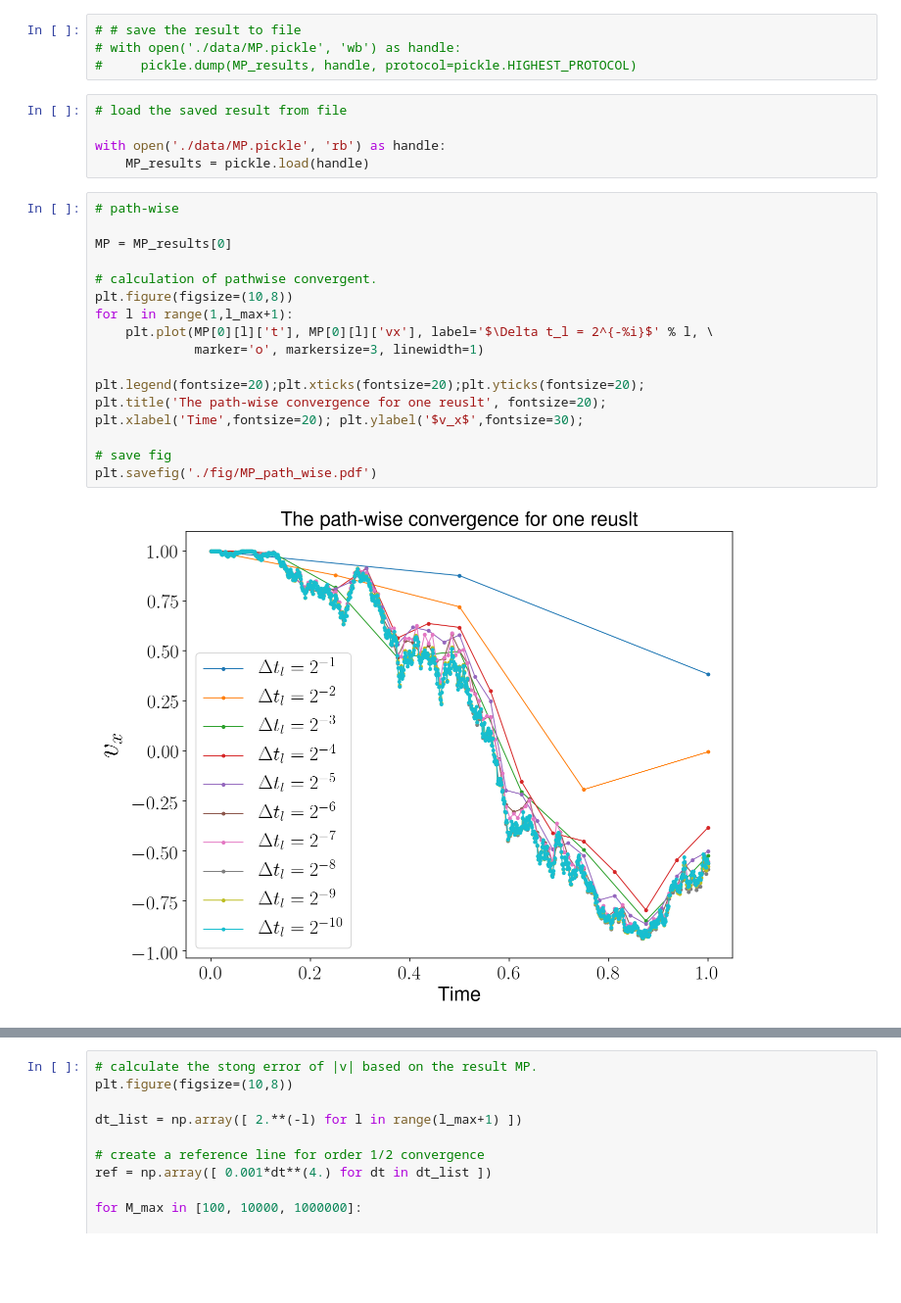
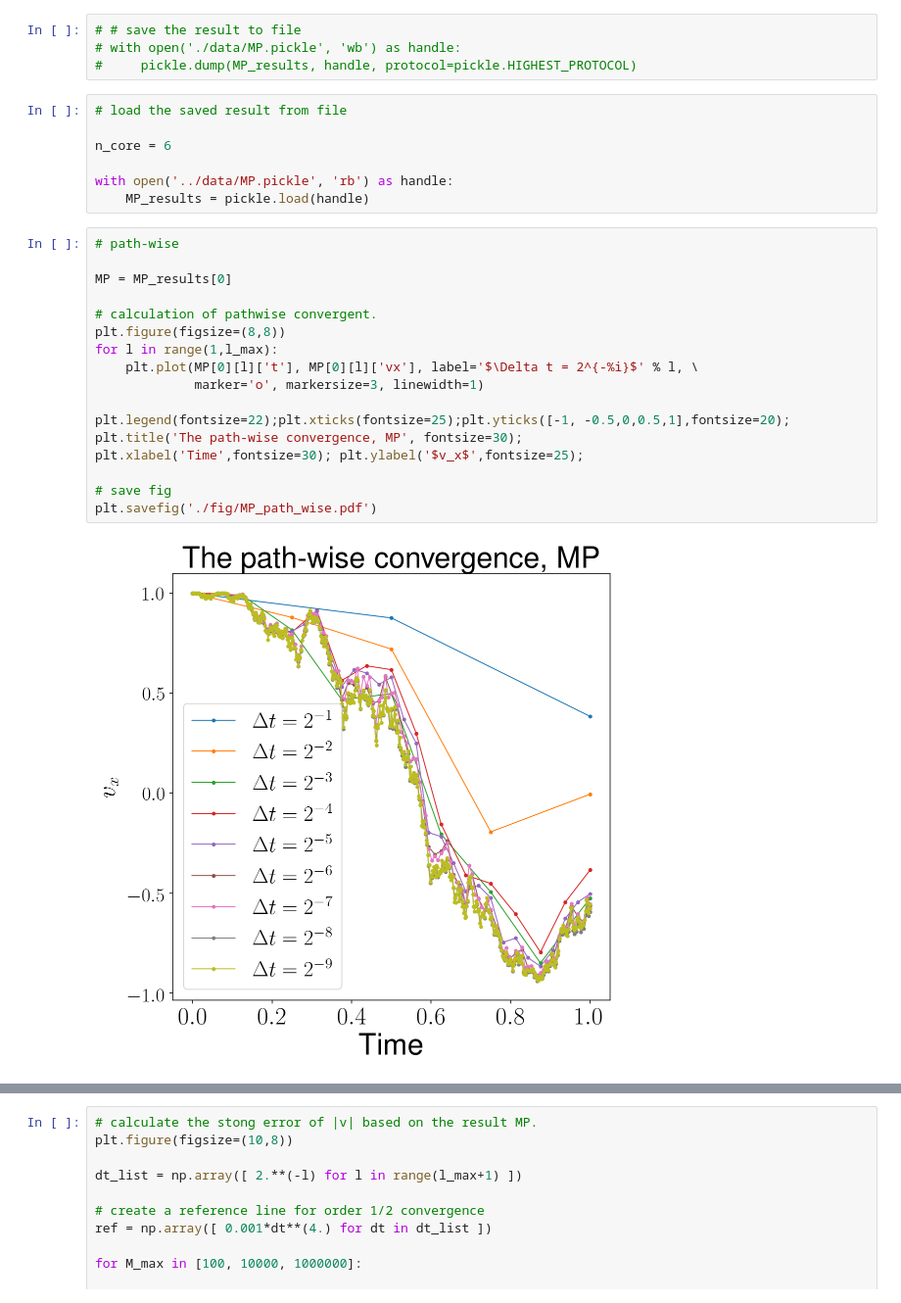
Before and after one commit to yichenfu/SDE_error_analysis, a Jupyter notebook: Parallel_mid_point.ipynb, the cells around one changed output, grey strips where cells are left out. Shown at 98% size. Cells and saved outputs as stored; diff of their text form; blank space fills up the shorter version.

```diff
--- a/Parallel_mid_point.ipynb
+++ b/Parallel_mid_point.ipynb
@@ -372,27 +376,29 @@ with open('./data/MP.pickle', 'wb') as handle:
 # %%
 # load the saved result from file
 
-with open('./data/MP.pickle', 'rb') as handle:
+n_core = 6
+
+with open('../data/MP.pickle', 'rb') as handle:
     MP_results = pickle.load(handle)
 # %%
 # path-wise
 
 MP = MP_results[0]
 
 # calculation of pathwise convergent.
-plt.figure(figsize=(10,8))
-for l in range(1,l_max+1):
-    plt.plot(MP[0][l]['t'], MP[0][l]['vx'], label='$\Delta t_l = 2^{-%i}$' % l, \
+plt.figure(figsize=(8,8))
+for l in range(1,l_max):
+    plt.plot(MP[0][l]['t'], MP[0][l]['vx'], label='$\Delta t = 2^{-%i}$' % l, \
              marker='o', markersize=3, linewidth=1)
 
-plt.legend(fontsize=20);plt.xticks(fontsize=20);plt.yticks(fontsize=20);
-plt.title('The path-wise convergence for one reuslt', fontsize=20);
-plt.xlabel('Time',fontsize=20); plt.ylabel('$v_x$',fontsize=30);
+plt.legend(fontsize=22);plt.xticks(fontsize=25);plt.yticks([-1, -0.5,0,0.5,1],fontsize=20);
+plt.title('The path-wise convergence, MP', fontsize=30);
+plt.xlabel('Time',fontsize=30); plt.ylabel('$v_x$',fontsize=25);
 
 # save fig
 plt.savefig('./fig/MP_path_wise.pdf')
 # %% [output]
-[figure, old version]
+[figure, new version]
 # %%
 # vx-vy space distribution
 vx_final = np.array([])
```
Also changed, not shown: parts of 9 cells of this notebook, 23 other files.
